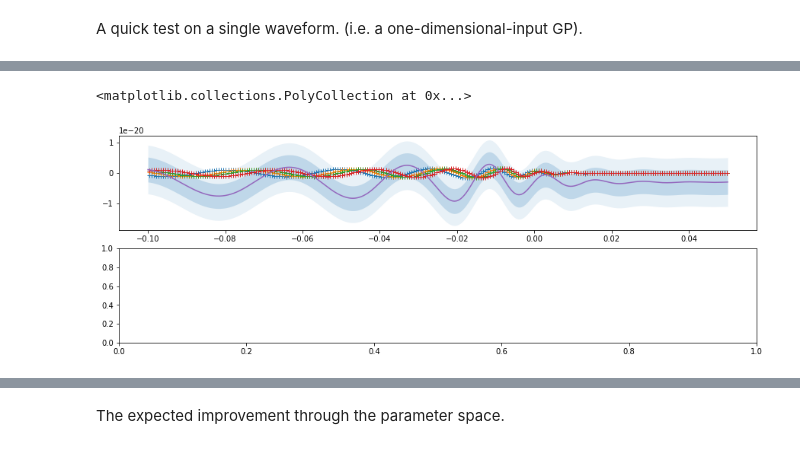
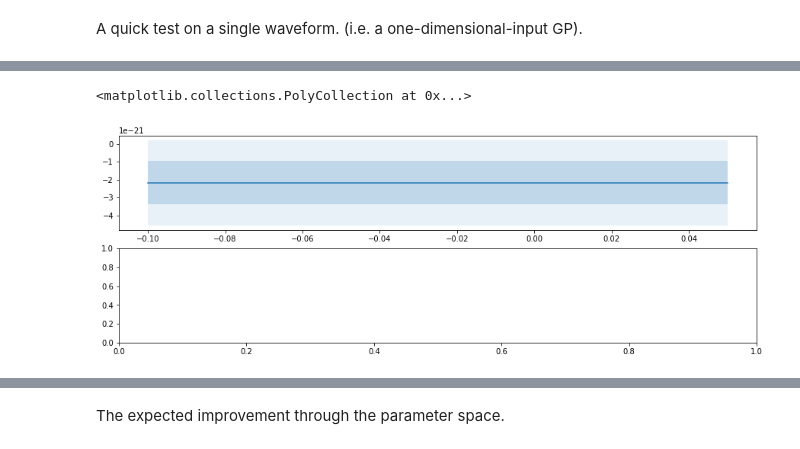
Before and after one commit to transientlunatic/heron, a Jupyter notebook: notebooks/George Test.ipynb, the cells around one changed output, grey strips where cells are left out. Drawn from its saved outputs; the diff is of its cells as text; code cells hidden in the pictures.

```diff
--- a/notebooks/George Test.ipynb
+++ b/notebooks/George Test.ipynb
@@ -103,6 +104,6 @@ bbh = data.Data(np.atleast_2d(bbh_data[:,:1]), np.atleast_2d(bbh_data[:,-1]),
 # %%
 from george import kernels
 from heron import regression
-kernel = 1 * kernels.ExpSquaredKernel(0.00015)
+kernel = (np.std(bbh.labels))**2 * kernels.Matern52Kernel(0.015, axes=0, ndim=1)
 # %%
 gp = regression.Regressor(bbh, kernel=kernel, yerror = 1e-23, tikh=1e-6)
@@ -108,0 +122,8 @@ gp = regression.Regressor(bbh, kernel=kernel, yerror = 1e-23, tikh=1e-6)
+# %%
+times = np.linspace(0,0.002,100)
+ratios = np.linspace(0, 0.002, 100)
+data = np.zeros((100,100))
+xv, yv = np.meshgrid(times, ratios, sparse=False, indexing='ij')
+for i in xrange(100):
+    for j in xrange(100):
+        data[i][j] = gp.set_hyperparameters(np.log([1.22568200e+00,   1.24999934e-12, i,j]))
@@ -171,6 +257,6 @@ ratios[20]
 # %%
-bbh_data_2 = np.vstack([generate_new_points(ratio, 0, 250, tstart=-0.10, tend=0.05) for ratio in ratios[:20]])
-bbh_test_2 = np.vstack([generate_new_points(ratio, 0, 250, tstart=-0.10, tend=0.05) for ratio in test_ratios[:20]])
+bbh_data_2 = np.vstack([generate_new_points(ratio, 0, 250, tstart=-0.10, tend=0.05) for ratio in ratios[:10:2]])
+bbh_test_2 = np.vstack([generate_new_points(ratio, 0, 250, tstart=-0.10, tend=0.05) for ratio in test_ratios[1:10:2]])
                         #generate_new_points(7, 0, 250, tstart=-0.005),
                         #generate_new_points(9, 0, 250, tstart=-0.005),
                         #generate_new_points(15, 0, 250,tstart=-0.005)])
@@ -209,9 +277,11 @@ bbh_2 = data.Data(bbh_data_2[:,:2], bbh_data_2[:,-1],
 #k2 =  kernels.ExpSquaredKernel((0.0125)**2, axes = 1, ndim=2)
 #k2 =  kernels.ExpSquaredKernel(1**2, axes = 1, ndim=2)
 
-k1 = np.std(bbh_2.labels) *  kernels.ExpSquaredKernel(0.00015, axes = 0, ndim=2)
+k0 =  np.std(bbh_2.labels)
+k1 =  kernels.ExpSquaredKernel(0.00015, axes = 0, ndim=2)
 k2 =  kernels.ExpSquaredKernel((1./39.9)**2, axes = 1, ndim=2)
-kernel =  k1 * k2
+k3 = kernels.Matern52Kernel(0.00015, axes=0, ndim=2)
+kernel = k0 * k3 * k2
 gp = regression.Regressor(bbh_2, kernel=kernel, yerror = 1e-23, tikh=1e-6)
 #gp.gp.set_vector(np.log([  0.039,   0.005**2,   0.4**2]))
 #gp.optimise()
@@ -254,35 +297,36 @@ array([  2.17450473e+00,   1.30465445e-12,   3.82103908e-02,
 # %%
 f, ax = plt.subplots(2,1, figsize=(15,5))
 #test_point = 0
+n = 300
+#gp.kernel.set_vector([-1.6186423652303596*1.7, -8.94356224, -5.70067603])
+#ax[0].plot(bbh_test_2[-1750:-1500, 0], bbh_test_2[-1750:-1500, -1], '+')
+#ax[0].plot(bbh_test_2[-1500:-1250, 0], bbh_test_2[-1500:-1250, -1], '+')
+#ax[0].plot(bbh_test_2[-1250:-1000, 0], bbh_test_2[-1250:-1000, -1], '+')
+#ax[0].plot(bbh_test_2[-1000:-750, 0], bbh_test_2[-1000:-750, -1], '+')
 
-ax[0].plot(bbh_test_2[-1750:-1500, 0], bbh_test_2[-1750:-1500, -1], '+')
-ax[0].plot(bbh_test_2[-1500:-1250, 0], bbh_test_2[-1500:-1250, -1], '+')
-ax[0].plot(bbh_test_2[-1250:-1000, 0], bbh_test_2[-1250:-1000, -1], '+')
-ax[0].plot(bbh_test_2[-1000:-750, 0], bbh_test_2[-1000:-750, -1], '+')
-
-t = np.linspace(-0.1,0.05,1000)
-new_point = np.zeros((1000,2))
-new_point[:,1] = 0.1#89188# 0.17299376#0.07349688 + (0.0831211-0.07349688)/2
+t = np.linspace(-0.1,0.05,n)
+new_point = np.zeros((n,2))
+new_point[:,1] = 0.17#89188# 0.17299376#0.07349688 + (0.0831211-0.07349688)/2
 #new_point[:,2] = 0
 new_point[:,0] = t
 pred = gp.prediction(new_point)
 ax[0].plot(t, pred[0])
 #ax[0].set_ylim([-.5e-21, .5e-21])
 #ax[0].set_xlim([-0.005, 0.005])
 err =pred[1]
 err2 = err*1.96
 ax[0].fill_between(t, pred[0] - err, pred[0] + err , alpha = 0.2)
 ax[0].fill_between(t, pred[0] - err2, pred[0] + err2 , alpha = 0.1)
 ##d = test.T[0][1] - test.T[0][0]
 #ax[0].plot(test.T[0]+d, test.T[2])
 #ax[1].plot(t, np.sqrt((test.T[2] - pred[0])**2))
 #ax[1].plot(bbh_2.denormalise(bbh_2.test_targets[0:1000], "target")[:,0],
 #           bbh_2.denormalise(bbh_2.test_labels[0:1000], "label"))
 #ax[0].plot(bbh_test_2[-15900:-1,0], bbh_test_2[-250:-1,-1])
            #bbh_2.denormalise(bbh_2.test_labels[0:1000], "label"))
 # %% [output]
 <matplotlib.collections.PolyCollection at 0x...>
-[figure, old version]
+[figure, new version]
 # %%
 gp.test_predict()
 gp.correlation()
```
Also changed, not shown: parts of 42 cells of this notebook, 1 other file.
